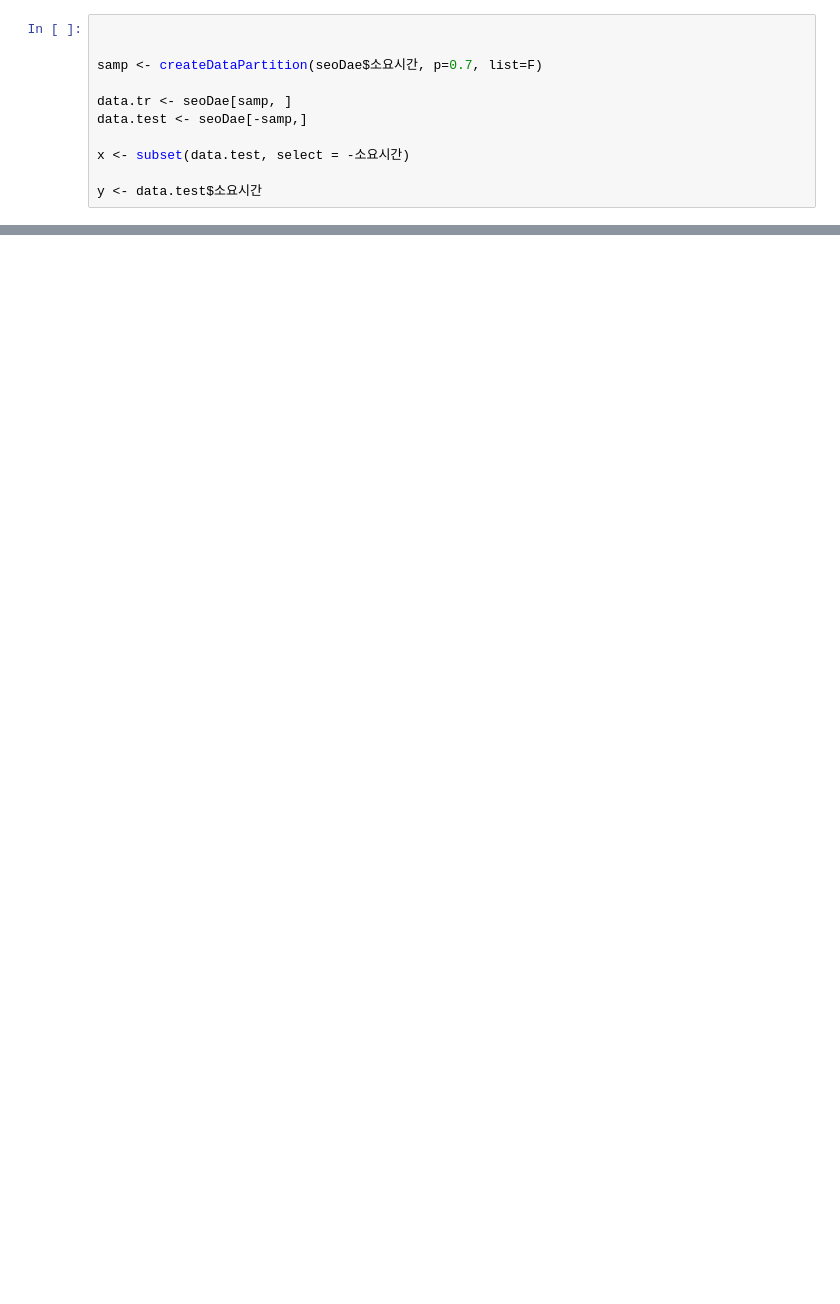
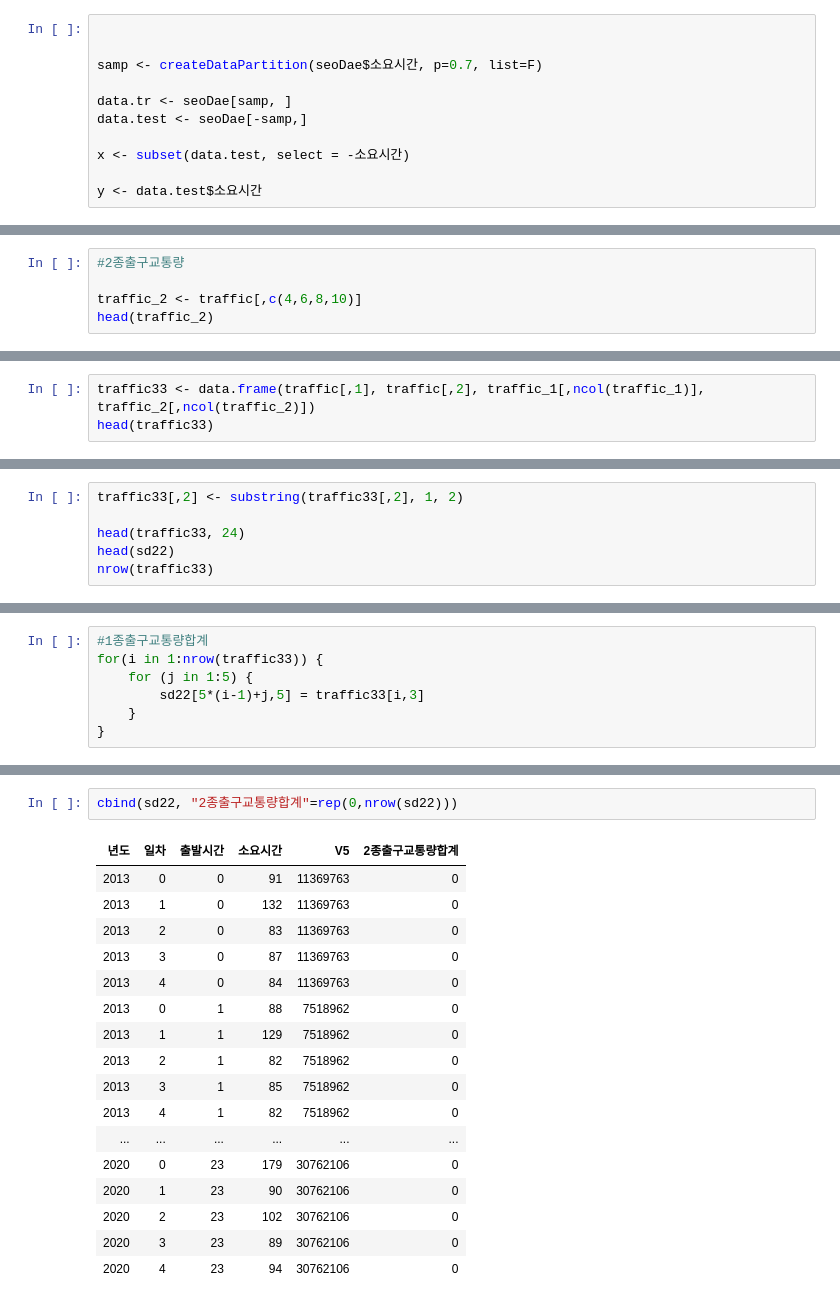
Before and after one commit to jjhwnn/R_Programming, a Jupyter notebook: R & Flutter Project 02.ipynb, the cells around one changed output, grey strips where cells are left out. Cells and saved outputs as stored; diff of their text form; blank space fills up the shorter version.

```diff
--- a/R & Flutter Project 02.ipynb
+++ b/R & Flutter Project 02.ipynb
@@ -661,0 +890,5 @@ y <- data.test$소요시간
+# %%
+#2종출구교통량
+
+traffic_2 <- traffic[,c(4,6,8,10)]
+head(traffic_2)
@@ -661,0 +929,3 @@ y <- data.test$소요시간
+# %%
+traffic33 <- data.frame(traffic[,1], traffic[,2], traffic_1[,ncol(traffic_1)], traffic_2[,ncol(traffic_2)])
+head(traffic33)
@@ -661,0 +942,6 @@ y <- data.test$소요시간
+# %%
+traffic33[,2] <- substring(traffic33[,2], 1, 2)
+
+head(traffic33, 24)
+head(sd22)
+nrow(traffic33)
@@ -661,0 +1028,7 @@ y <- data.test$소요시간
+# %%
+#1종출구교통량합계
+for(i in 1:nrow(traffic33)) {
+    for (j in 1:5) {
+        sd22[5*(i-1)+j,5] = traffic33[i,3]
+    }
+}
@@ -661,0 +1055,20 @@ y <- data.test$소요시간
+# %%
+cbind(sd22, "2종출구교통량합계"=rep(0,nrow(sd22)))
+# %% [output]
+| 년도 | 일차 | 출발시간 | 소요시간 | V5 | 2종출구교통량합계 |
+| 2013 | 0 | 0 | 91 | 11369763 | 0 |
+| 2013 | 1 | 0 | 132 | 11369763 | 0 |
+| 2013 | 2 | 0 | 83 | 11369763 | 0 |
+| 2013 | 3 | 0 | 87 | 11369763 | 0 |
+| 2013 | 4 | 0 | 84 | 11369763 | 0 |
+| 2013 | 0 | 1 | 88 | 7518962 | 0 |
+| 2013 | 1 | 1 | 129 | 7518962 | 0 |
+| 2013 | 2 | 1 | 82 | 7518962 | 0 |
+| 2013 | 3 | 1 | 85 | 7518962 | 0 |
+| 2013 | 4 | 1 | 82 | 7518962 | 0 |
+| ... | ... | ... | ... | ... | ... |
+| 2020 | 0 | 23 | 179 | 30762106 | 0 |
+| 2020 | 1 | 23 | 90 | 30762106 | 0 |
+| 2020 | 2 | 23 | 102 | 30762106 | 0 |
+| 2020 | 3 | 23 | 89 | 30762106 | 0 |
+| 2020 | 4 | 23 | 94 | 30762106 | 0 |
```
Also changed, not shown: parts of 69 cells of this notebook.
